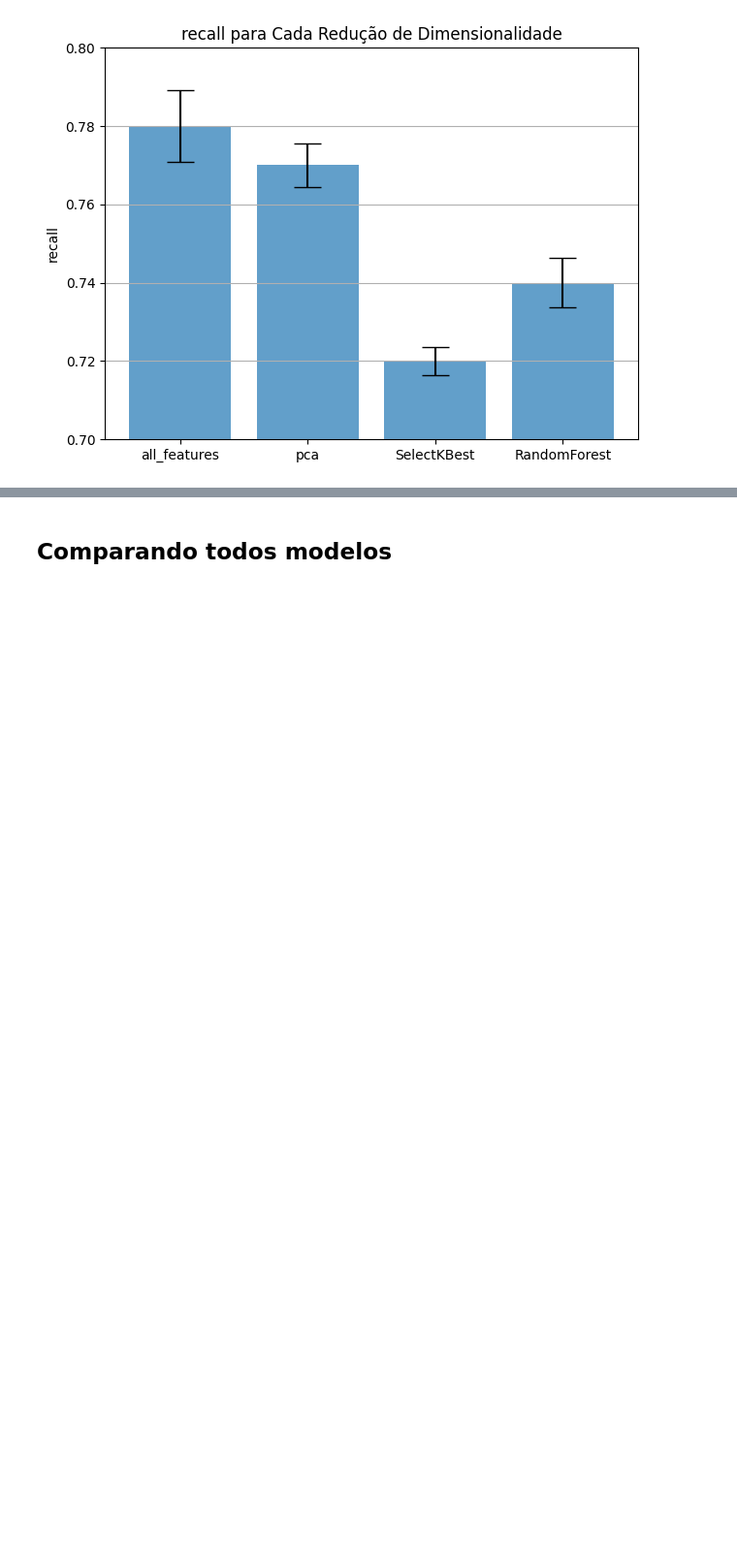
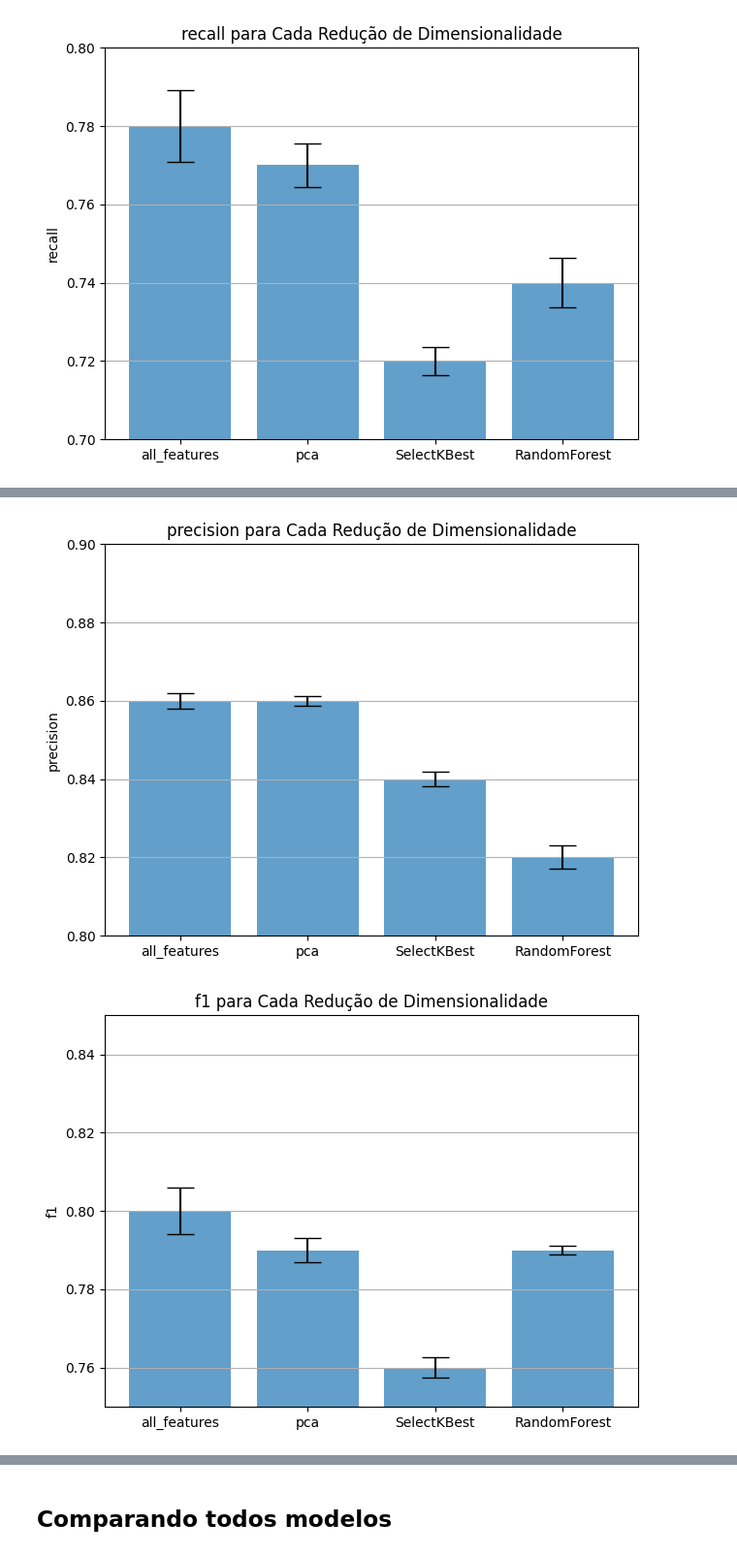
Before and after one commit to o-rosa/dataset-movies, a Jupyter notebook: offline_models/model_analysis.ipynb, the cells around one changed output, grey strips where cells are left out. Shown at 97% size. Cells and saved outputs as stored; diff of their text form; code cells hidden in the pictures; blank space fills up the shorter version.

```diff
--- a/offline_models/model_analysis.ipynb
+++ b/offline_models/model_analysis.ipynb
@@ -130,0 +134,17 @@ plot.modelo_unico(dataRF_media, 'recall', [0.7, 0.8])
+# %%
+VERSAO = ['all_features', 'pca', 'SelectKBest', 'RandomForest'] # ['all_features', 'pca', 'SelectKBest', 'RandomForest']
+dataSVM_media = {}
+dataSVM_test = {}
+for v in VERSAO:
+    if v == 'all_features':
+        dataSVM_media[v], dataSVM_test[v] = svm.features("ALL FEATURES")
+    if v == 'pca':
+        dataSVM_media[v], dataSVM_test[v] = svm.features_pca()
+    if v == 'SelectKBest':
+        generos_selecionados = selection.func_SelectKBest()
+        dataSVM_media[v], dataSVM_test[v] = svm.features("Select KBest", generos_selecionados)
+        print(f'Features selecionadas: {generos_selecionados}')
+    if v == 'RandomForest':
+        generos_selecionados = selection.func_RandomForest()
+        dataSVM_media[v], dataSVM_test[v] = svm.features("Random Forest", generos_selecionados)
+        print(f'Features selecionadas: {generos_selecionados}')
@@ -130,0 +169,8 @@ plot.modelo_unico(dataRF_media, 'recall', [0.7, 0.8])
+# %%
+plot.modelo_unico(dataSVM_media, 'precision', [0.8, 0.9])
+plot.modelo_unico(dataSVM_media, 'f1', [0.75, 0.85])
+plot.modelo_unico(dataSVM_media, 'accuracy')
+plot.modelo_unico(dataSVM_media, 'recall', [0.7, 0.8])
+# %% [output]
+[figure, added]
+[figure, added]
```
Also changed, not shown: parts of 7 cells of this notebook, 6 other files.
